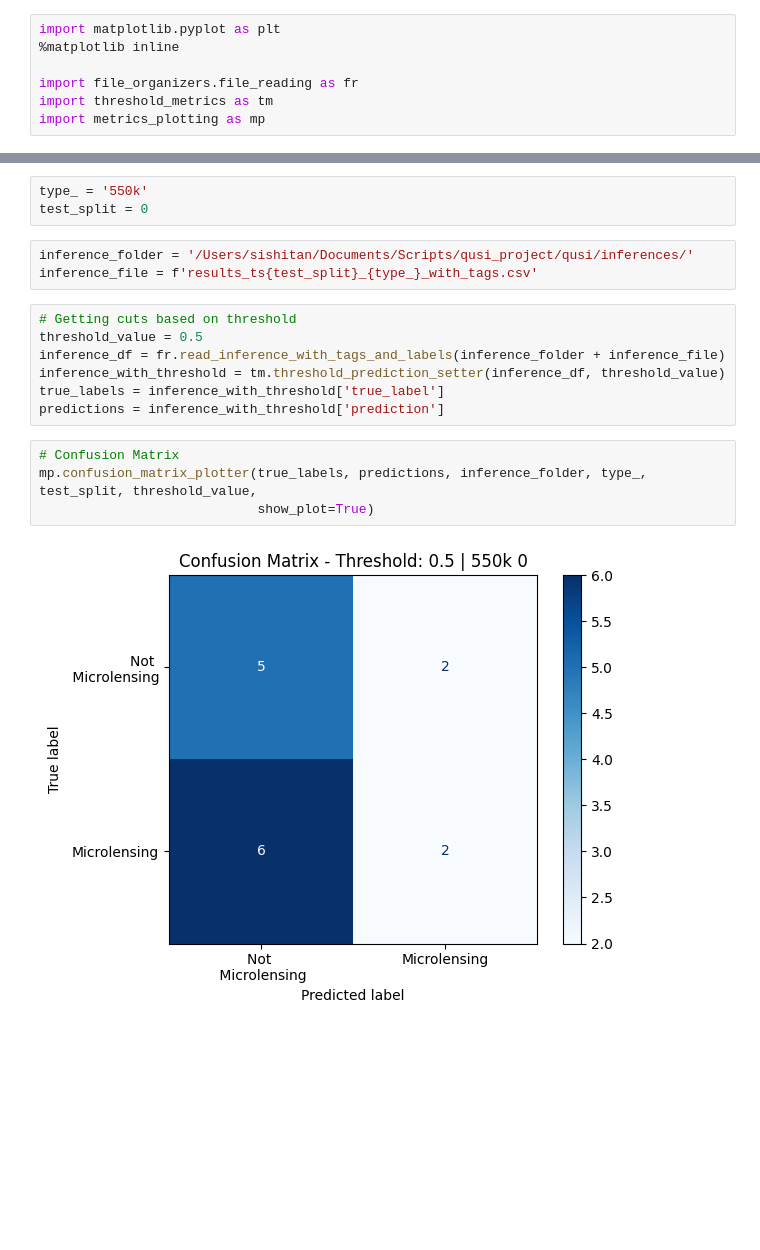
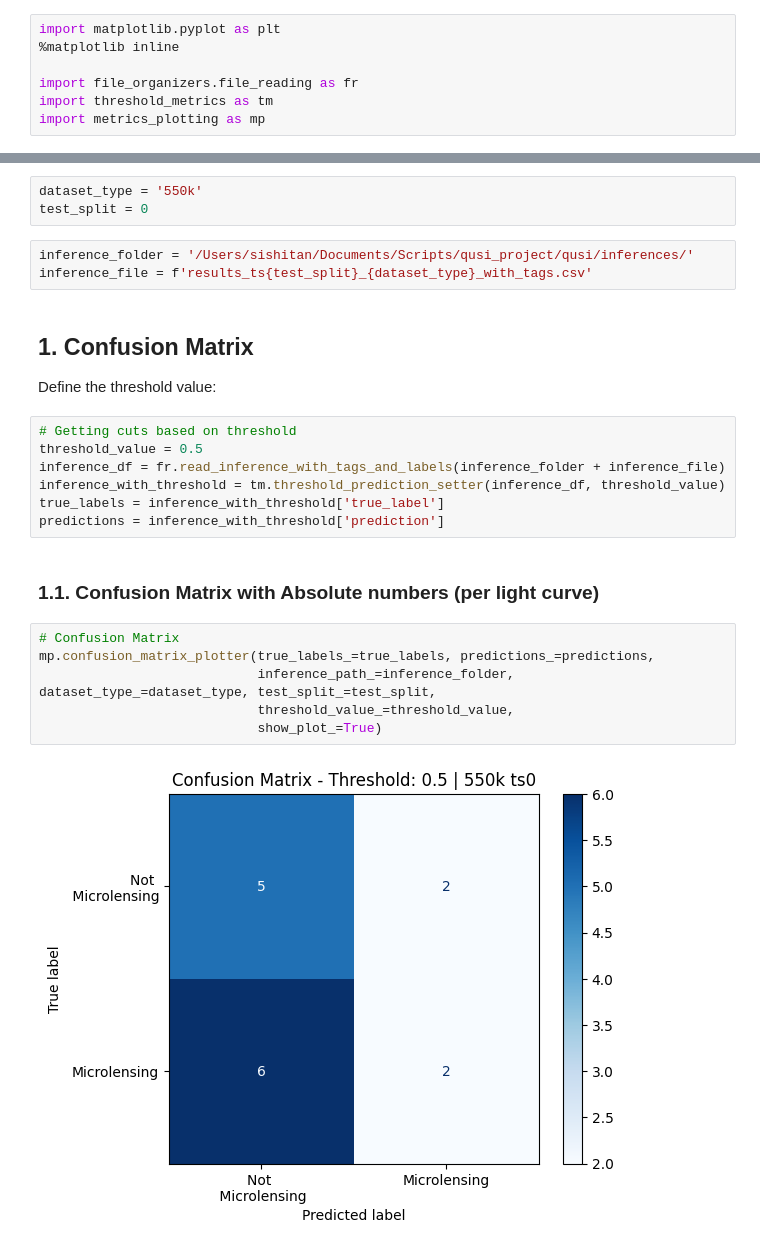
Before and after one commit to stelais/tiana, a Jupyter notebook: metrics_plotter/metrics_note.ipynb, the cells around one changed output, grey strips where cells are left out. Drawn from its saved outputs; the diff is of its cells as text; blank space fills up the shorter version.

```diff
--- a/metrics_plotter/metrics_note.ipynb
+++ b/metrics_plotter/metrics_note.ipynb
@@ -8,9 +15,12 @@ import metrics_plotting as mp
 # %%
-type_ = '550k'
+dataset_type = '550k'
 test_split = 0
 # %%
 inference_folder = '/Users/sishitan/Documents/Scripts/qusi_project/qusi/inferences/'
-inference_file = f'results_ts{test_split}_{type_}_with_tags.csv'
+inference_file = f'results_ts{test_split}_{dataset_type}_with_tags.csv'
+# %% [markdown]
+## 1. Confusion Matrix
+Define the threshold value:
 # %%
 # Getting cuts based on threshold
 threshold_value = 0.5
@@ -18,9 +28,13 @@ inference_df = fr.read_inference_with_tags_and_labels(inference_folder + inferen
 inference_with_threshold = tm.threshold_prediction_setter(inference_df, threshold_value)
 true_labels = inference_with_threshold['true_label']
 predictions = inference_with_threshold['prediction']
+# %% [markdown]
+### 1.1. Confusion Matrix with Absolute numbers (per light curve)
 # %%
 # Confusion Matrix
-mp.confusion_matrix_plotter(true_labels, predictions, inference_folder, type_, test_split, threshold_value,
-                            show_plot=True)
+mp.confusion_matrix_plotter(true_labels_=true_labels, predictions_=predictions,
+                            inference_path_=inference_folder, dataset_type_=dataset_type, test_split_=test_split,
+                            threshold_value_=threshold_value,
+                            show_plot_=True)
 # %% [output]
-[figure, old version]
+[figure, new version]
```
Also changed, not shown: parts of 11 cells of this notebook, 3 other files.
